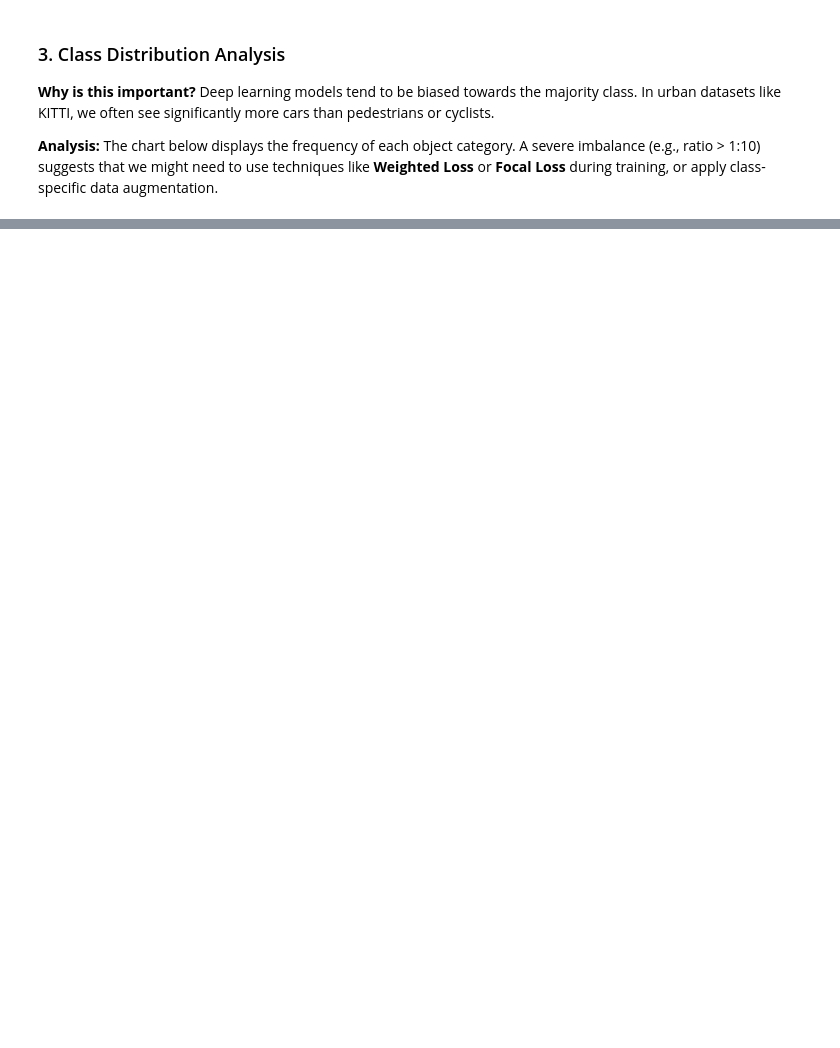
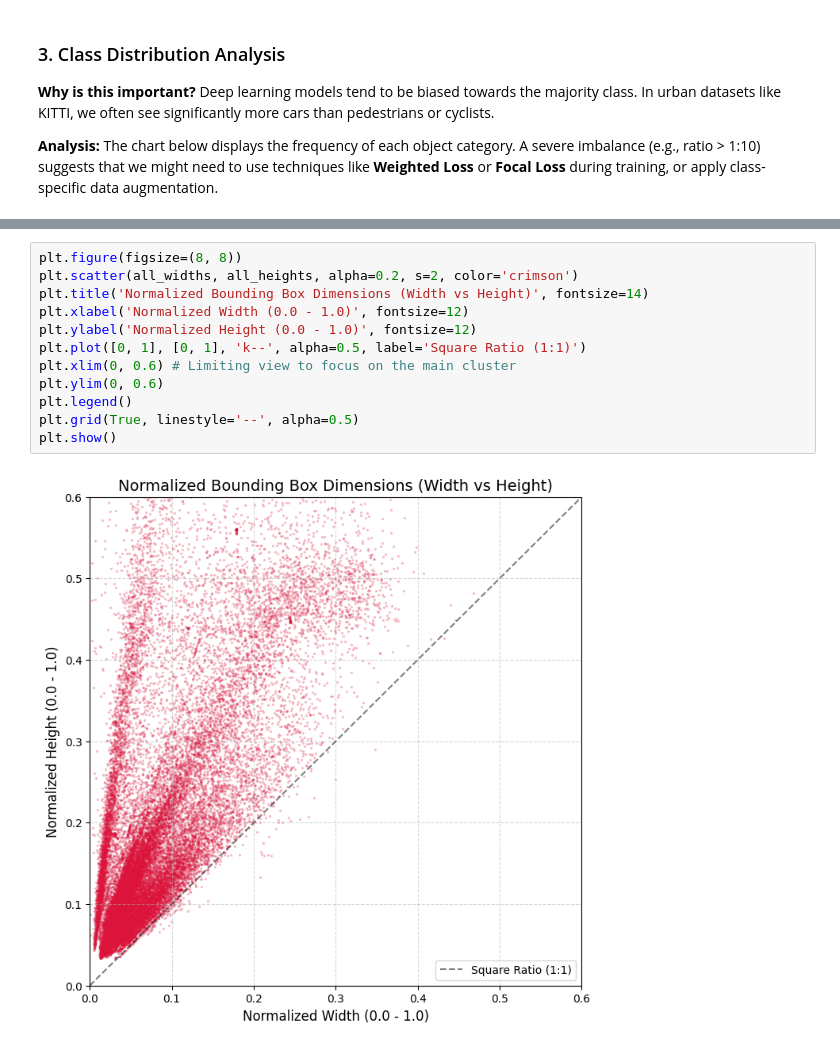
Before and after one commit to Mahdi-Salman/AI-FinalProject-Vision, a Jupyter notebook: notebooks/EDA.ipynb, the cells around one changed output, grey strips where cells are left out. Cells and saved outputs as stored; diff of their text form; blank space fills up the shorter version.

Commit message:
EDA: Add Bounding Box Dimensions scatter plot

```diff
--- a/notebooks/EDA.ipynb
+++ b/notebooks/EDA.ipynb
@@ -96,0 +110,14 @@ plt.show()
+# %%
+plt.figure(figsize=(8, 8))
+plt.scatter(all_widths, all_heights, alpha=0.2, s=2, color='crimson')
+plt.title('Normalized Bounding Box Dimensions (Width vs Height)', fontsize=14)
+plt.xlabel('Normalized Width (0.0 - 1.0)', fontsize=12)
+plt.ylabel('Normalized Height (0.0 - 1.0)', fontsize=12)
+plt.plot([0, 1], [0, 1], 'k--', alpha=0.5, label='Square Ratio (1:1)')
+plt.xlim(0, 0.6) # Limiting view to focus on the main cluster
+plt.ylim(0, 0.6)
+plt.legend()
+plt.grid(True, linestyle='--', alpha=0.5)
+plt.show()
+# %% [output]
+[figure, added]
```
Also changed, not shown: parts of 3 cells of this notebook.
